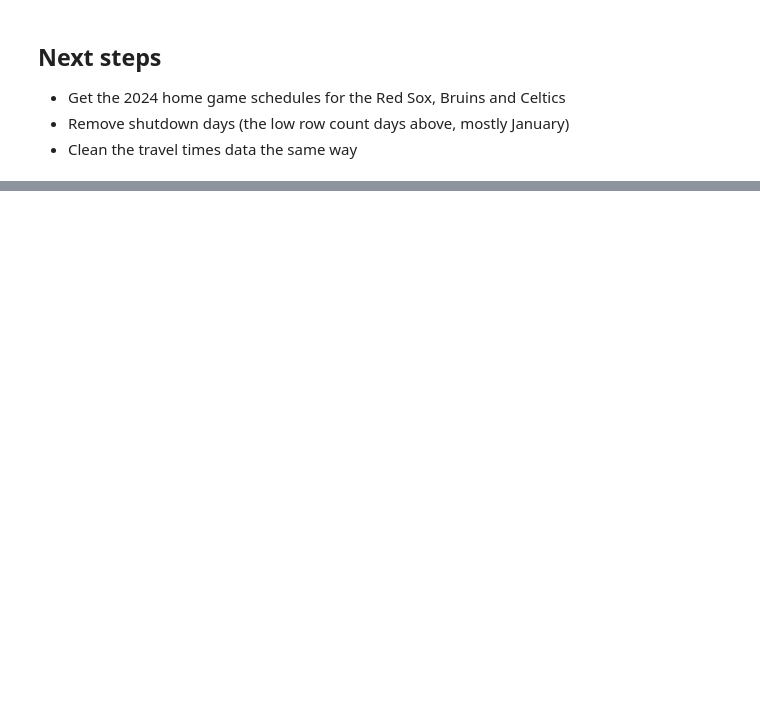
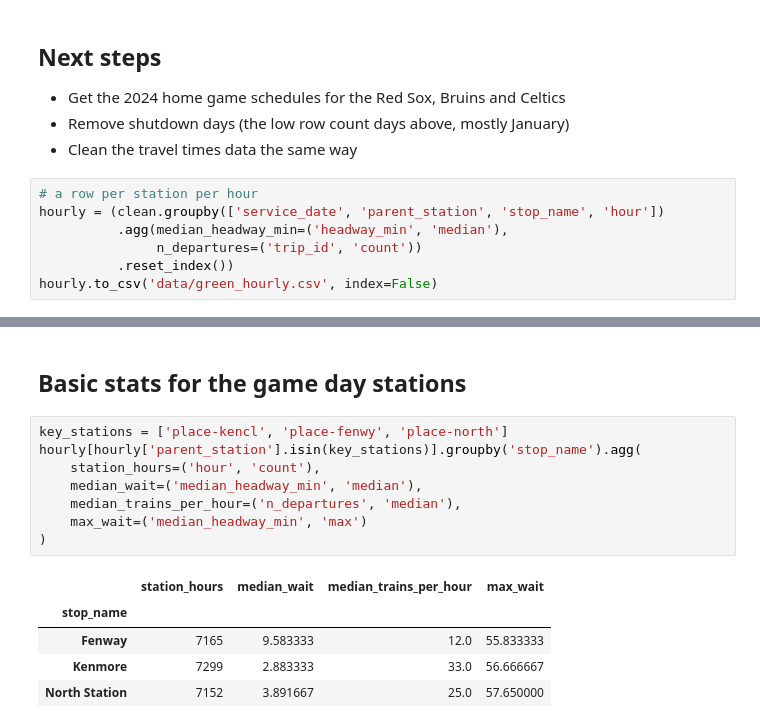
Before and after one commit to sethculberson/cs506-project, a Jupyter notebook: cleaning-mbta-data.ipynb, the cells around one changed output, grey strips where cells are left out. Saved outputs shown, nothing was run; the diff lists cells and outputs as text; blank space fills up the shorter version.

```diff
--- a/cleaning-mbta-data.ipynb
+++ b/cleaning-mbta-data.ipynb
@@ -134,3 +134,10 @@ plt.show()
 - Get the 2024 home game schedules for the Red Sox, Bruins and Celtics
 - Remove shutdown days (the low row count days above, mostly January)
 - Clean the travel times data the same way
+# %%
+# a row per station per hour
+hourly = (clean.groupby(['service_date', 'parent_station', 'stop_name', 'hour'])
+          .agg(median_headway_min=('headway_min', 'median'),
+               n_departures=('trip_id', 'count'))
+          .reset_index())
+hourly.to_csv('data/green_hourly.csv', index=False)
@@ -136,0 +156,16 @@ plt.show()
+# %% [markdown]
+## Basic stats for the game day stations
+# %%
+key_stations = ['place-kencl', 'place-fenwy', 'place-north']
+hourly[hourly['parent_station'].isin(key_stations)].groupby('stop_name').agg(
+    station_hours=('hour', 'count'),
+    median_wait=('median_headway_min', 'median'),
+    median_trains_per_hour=('n_departures', 'median'),
+    max_wait=('median_headway_min', 'max')
+)
+# %% [output]
+|  | station_hours | median_wait | median_trains_per_hour | max_wait |
+| stop_name |  |  |  |  |
+| Fenway | 7165 | 9.583333 | 12.0 | 55.833333 |
+| Kenmore | 7299 | 2.883333 | 33.0 | 56.666667 |
+| North Station | 7152 | 3.891667 | 25.0 | 57.650000 |
```
Also changed, not shown: parts of 8 cells of this notebook, 2 other files.
